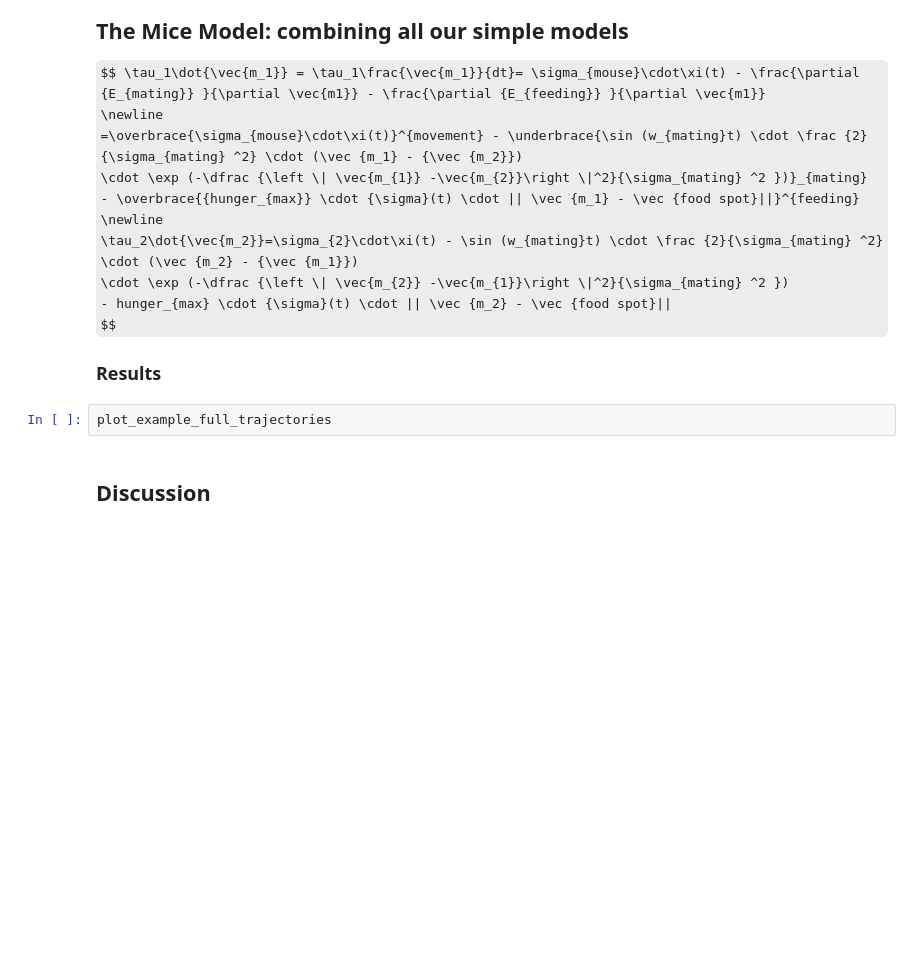
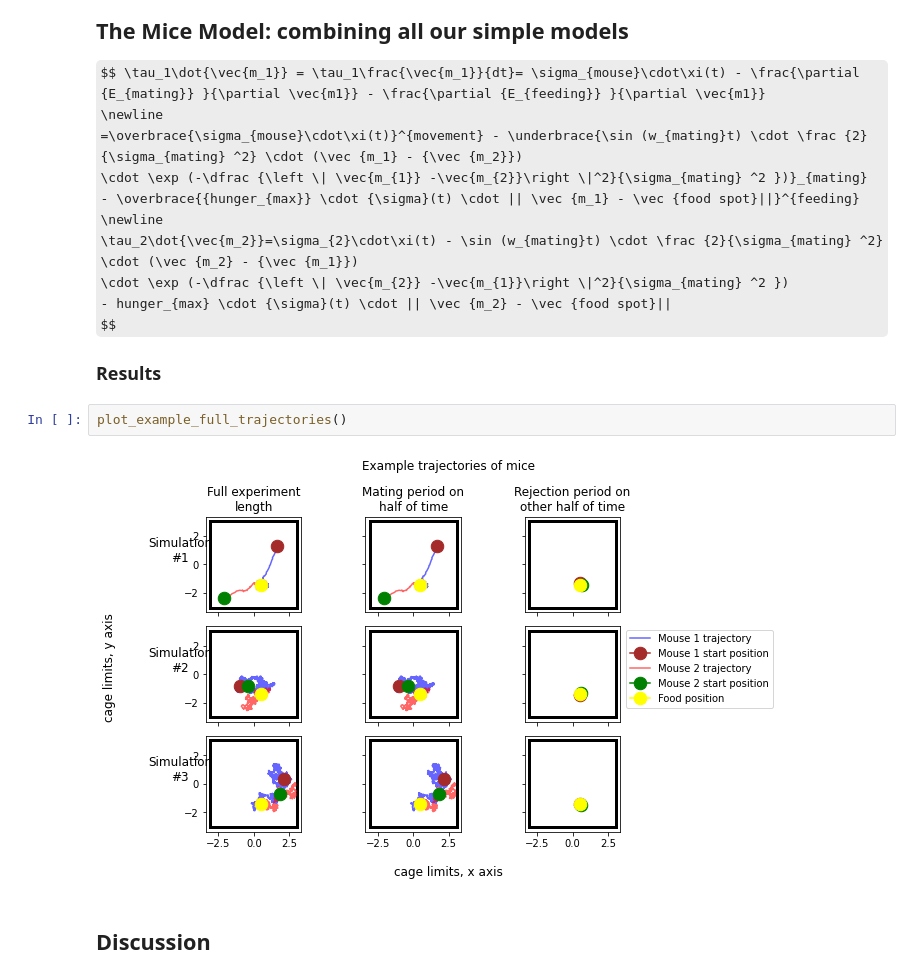
Before and after one commit to midumitrescu/modelling-course-prof-sprek-winter-2022, a Jupyter notebook: Modelling_Course_Presentation.ipynb, the cells around one changed output. Cells and saved outputs as stored; diff of their text form; some formulas as TeX source; blank space fills up the shorter version.

```diff
--- a/Modelling_Course_Presentation.ipynb
+++ b/Modelling_Course_Presentation.ipynb
@@ -321,6 +334,8 @@ $$
 
 ### Results
 # %%
-plot_example_full_trajectories
+plot_example_full_trajectories()
+# %% [output]
+[figure, added]
 # %% [markdown]
 ## Discussion
```
Also changed, not shown: parts of 5 cells of this notebook, 3 other files.
